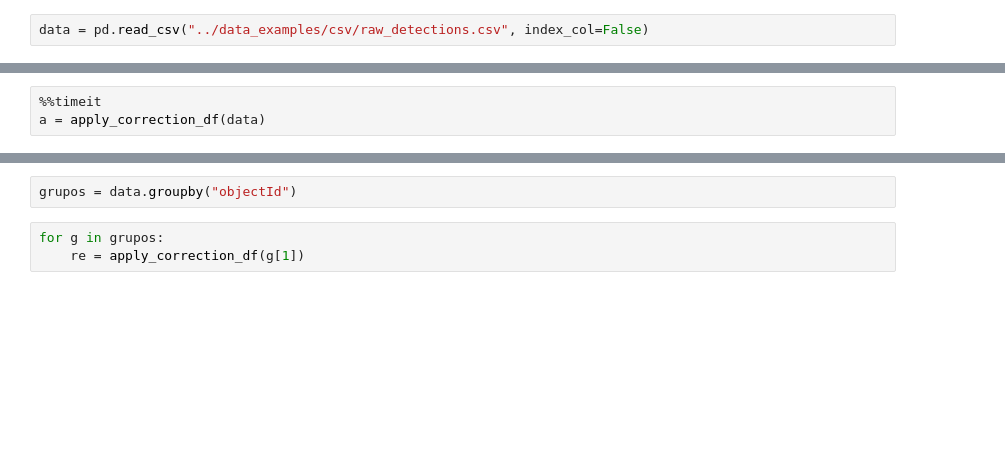
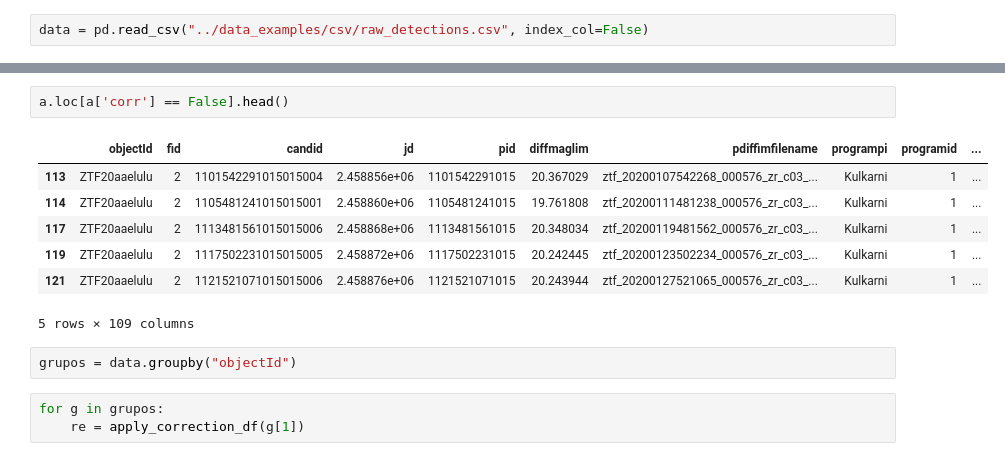
Before and after one commit to alercebroker/lc_correction, a Jupyter notebook: notebooks/apply_correction_to_df.ipynb, the cells around one changed output, grey strips where cells are left out. Cells and saved outputs as stored; diff of their text form; blank space fills up the shorter version.

```diff
--- a/notebooks/apply_correction_to_df.ipynb
+++ b/notebooks/apply_correction_to_df.ipynb
@@ -38,3 +65,0 @@ def apply_correction_df(data):
-# %%
-%%timeit
-a = apply_correction_df(data)
@@ -43,3 +76,13 @@ a = apply_correction_df(data)
+# %%
+a.loc[a['corr'] == False].head()
+# %% [output]
+|  | objectId | fid | candid | jd | pid | diffmaglim | pdiffimfilename | programpi | programid | ... |
+| 113 | ZTF20aaelulu | 2 | 1101542291015015004 | 2.458856e+06 | 1101542291015 | 20.367029 | ztf_20200107542268_000576_zr_c03_... | Kulkarni | 1 | ... |
+| 114 | ZTF20aaelulu | 2 | 1105481241015015001 | 2.458860e+06 | 1105481241015 | 19.761808 | ztf_20200111481238_000576_zr_c03_... | Kulkarni | 1 | ... |
+| 117 | ZTF20aaelulu | 2 | 1113481561015015006 | 2.458868e+06 | 1113481561015 | 20.348034 | ztf_20200119481562_000576_zr_c03_... | Kulkarni | 1 | ... |
+| 119 | ZTF20aaelulu | 2 | 1117502231015015005 | 2.458872e+06 | 1117502231015 | 20.242445 | ztf_20200123502234_000576_zr_c03_... | Kulkarni | 1 | ... |
+| 121 | ZTF20aaelulu | 2 | 1121521071015015006 | 2.458876e+06 | 1121521071015 | 20.243944 | ztf_20200127521065_000576_zr_c03_... | Kulkarni | 1 | ... |
+5 rows × 109 columns
 # %%
 grupos = data.groupby("objectId")
 # %%
```
Also changed, not shown: parts of 10 cells of this notebook.
